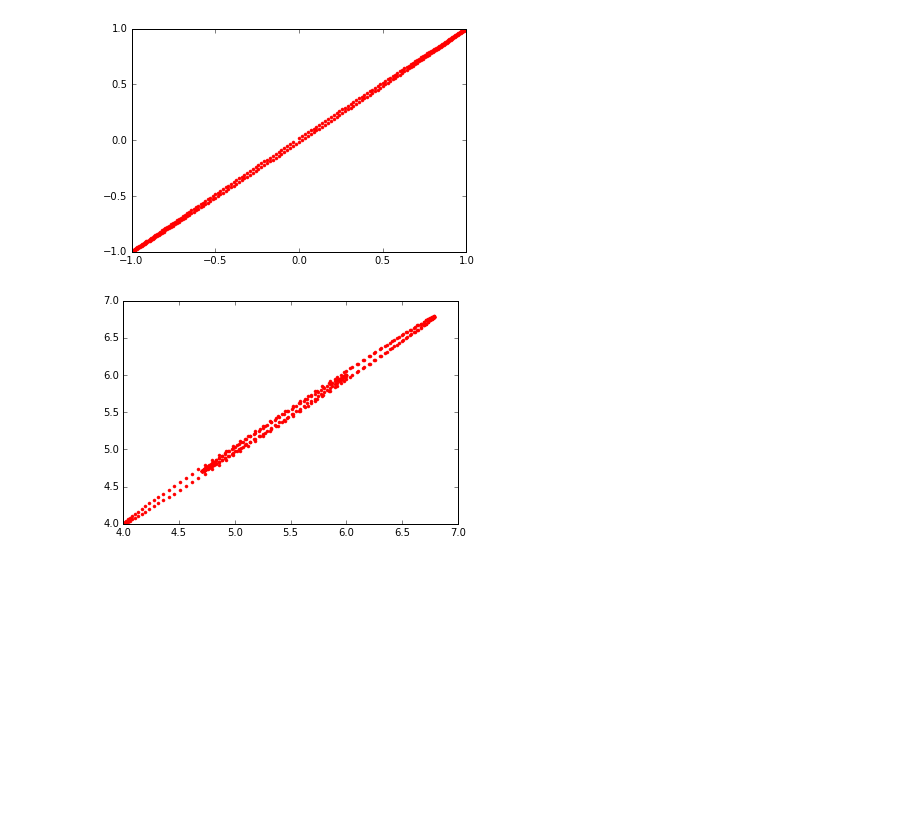
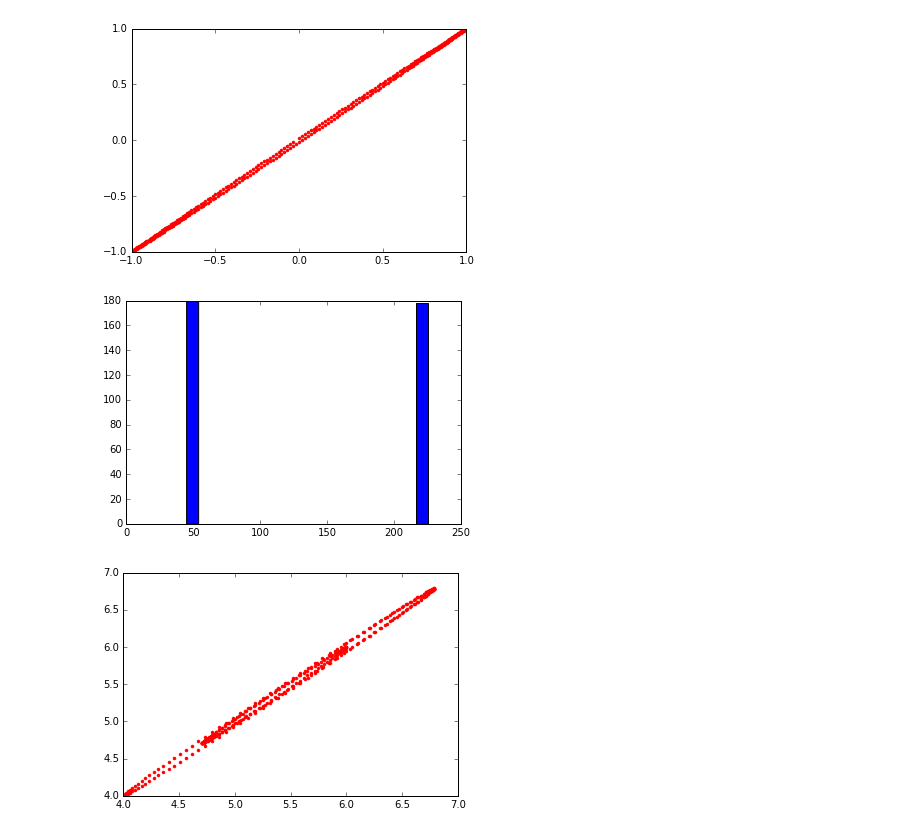
Before and after one commit to birolkuyumcu/Poincare-Plot, a Jupyter notebook: Poincare Plot Method1.ipynb, the cells around one changed output. Drawn from its saved outputs; the diff is of its cells as text; code cells hidden in the pictures; blank space fills up the shorter version.

```diff
--- a/Poincare Plot Method1.ipynb
+++ b/Poincare Plot Method1.ipynb
@@ -38,6 +38,23 @@ def showPoincare(ts):
     x,y = timeS2Poincare(ts)
     plt.plot(x,y,'r.')
     return
+
+def PoincareVect(ts):
+    x = ts[0:-1]
+    y = ts[1:]
+    pts = np.column_stack([x,y])
+    vec = np.column_stack([pts[0:-1,:],pts[1:,:]])
+    vecx = vec[:,0]-vec[:,2]
+    vecy = vec[:,1]-vec[:,3]
+    angle = np.arctan2(vecy, vecy) * 180 / np.pi
+    angle = np.where(angle < 0, angle+360,angle)
+    mag = (vecx**2 + vecy**2)**0.5
+    return angle,mag
+
+def showPoincareVect(ts):
+    angle,mag = PoincareVect(ts)
+    plt.hist(angle,20)
+    return
 # %%
 showTimeSeries(ranSer,x)
 # %% [output]
@@ -62,6 +79,10 @@ showTimeSeries(multiSer2,x)
 showPoincare(sinSer)
 # %% [output]
 [figure]
+# %%
+showPoincareVect(sinSer)
+# %% [output]
+[figure, added]
 # %%
 showPoincare(multiSer)
 # %% [output]
```
Also changed, not shown: parts of 6 cells of this notebook.
